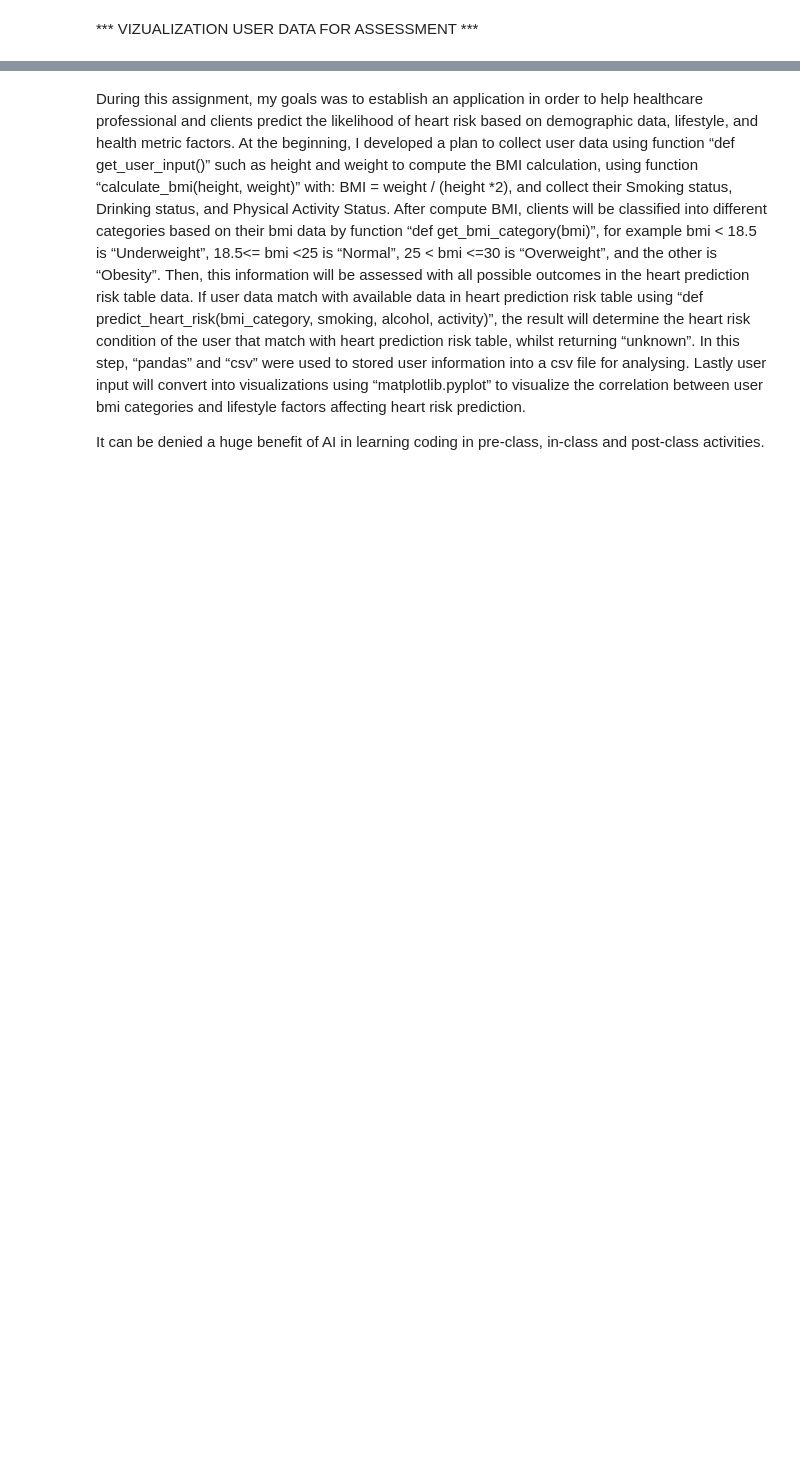
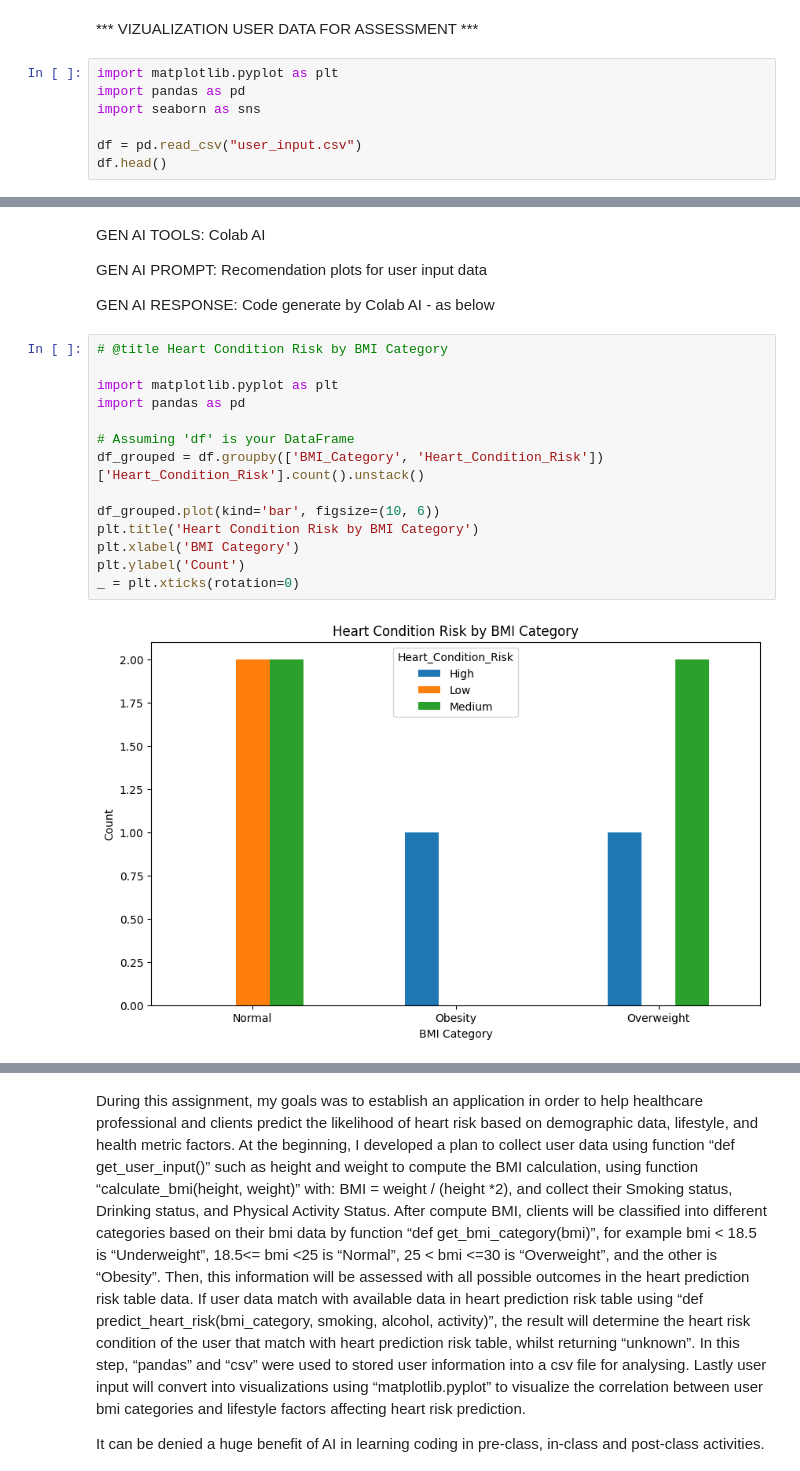
Before and after one commit to Harrison18NG/ISYS5002_2024-S2_A1_22676056_Kim-Minh-Hoan-Nguyen, a Jupyter notebook: Assignment 1.ipynb, the cells around one changed output, grey strips where cells are left out. Saved outputs shown, nothing was run; the diff lists cells and outputs as text; blank space fills up the shorter version.

Commit message:
visualization

```diff
--- a/Assignment 1.ipynb
+++ b/Assignment 1.ipynb
@@ -317,2 +381,9 @@ save_to_csv(data, filename="user_input.csv")
 # %% [markdown]
 *** VIZUALIZATION USER DATA FOR ASSESSMENT ***
+# %%
+import matplotlib.pyplot as plt
+import pandas as pd
+import seaborn as sns
+
+df = pd.read_csv("user_input.csv")
+df.head()
@@ -318,0 +397,22 @@ save_to_csv(data, filename="user_input.csv")
+# %% [markdown]
+GEN AI TOOLS: Colab AI
+
+GEN AI PROMPT: Recomendation plots for user input data
+
+GEN AI RESPONSE: Code generate by Colab AI - as below
+# %%
+# @title Heart Condition Risk by BMI Category
+
+import matplotlib.pyplot as plt
+import pandas as pd
+
+# Assuming 'df' is your DataFrame
+df_grouped = df.groupby(['BMI_Category', 'Heart_Condition_Risk'])['Heart_Condition_Risk'].count().unstack()
+
+df_grouped.plot(kind='bar', figsize=(10, 6))
+plt.title('Heart Condition Risk by BMI Category')
+plt.xlabel('BMI Category')
+plt.ylabel('Count')
+_ = plt.xticks(rotation=0)
+# %% [output]
+[figure, added]
```
Also changed, not shown: parts of 9 cells of this notebook.
